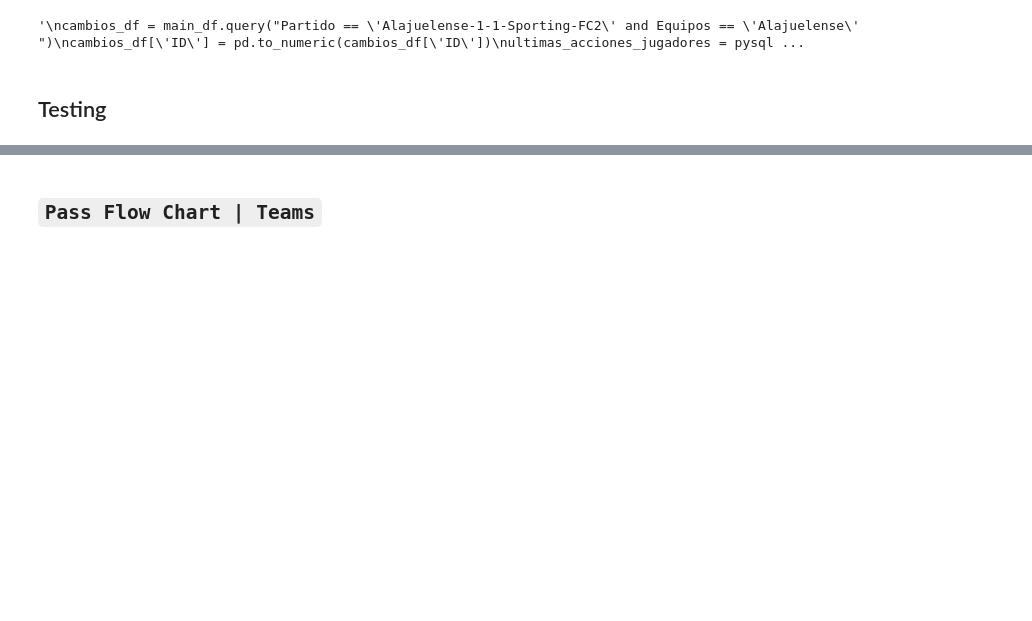
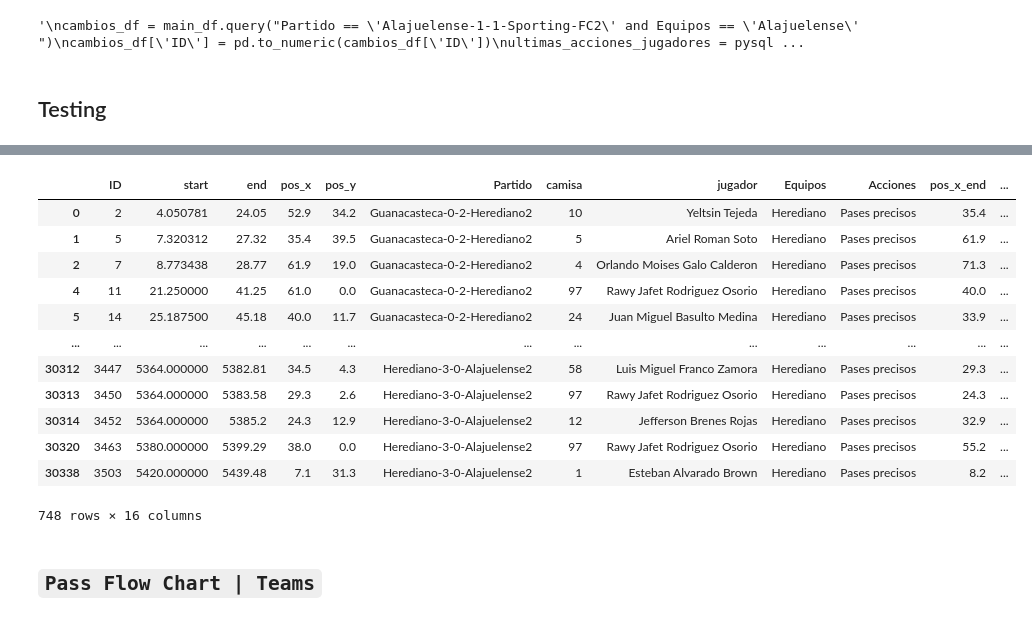
Before and after one commit to adlihs/instatXML, a Jupyter notebook: Instat_|_Pass_Map_dataframe.ipynb, the cells around one changed output, grey strips where cells are left out. Saved outputs shown, nothing was run; the diff lists cells and outputs as text; code cells hidden in the pictures; blank space fills up the shorter version.

```diff
--- a/Instat_|_Pass_Map_dataframe.ipynb
+++ b/Instat_|_Pass_Map_dataframe.ipynb
@@ -1035,3 +1528,19 @@ temp_pass_data
+# %%
+temp_pass_data.query("Equipos == 'Herediano'")
+# %% [output]
+|  | ID | start | end | pos_x | pos_y | Partido | camisa | jugador | Equipos | Acciones | pos_x_end | ... |
+| 0 | 2 | 4.050781 | 24.05 | 52.9 | 34.2 | Guanacasteca-0-2-Herediano2 | 10 | Yeltsin Tejeda | Herediano | Pases precisos | 35.4 | ... |
+| 1 | 5 | 7.320312 | 27.32 | 35.4 | 39.5 | Guanacasteca-0-2-Herediano2 | 5 | Ariel Roman Soto | Herediano | Pases precisos | 61.9 | ... |
+| 2 | 7 | 8.773438 | 28.77 | 61.9 | 19.0 | Guanacasteca-0-2-Herediano2 | 4 | Orlando Moises Galo Calderon | Herediano | Pases precisos | 71.3 | ... |
+| 4 | 11 | 21.250000 | 41.25 | 61.0 | 0.0 | Guanacasteca-0-2-Herediano2 | 97 | Rawy Jafet Rodriguez Osorio | Herediano | Pases precisos | 40.0 | ... |
+| 5 | 14 | 25.187500 | 45.18 | 40.0 | 11.7 | Guanacasteca-0-2-Herediano2 | 24 | Juan Miguel Basulto Medina | Herediano | Pases precisos | 33.9 | ... |
+| ... | ... | ... | ... | ... | ... | ... | ... | ... | ... | ... | ... | ... |
+| 30312 | 3447 | 5364.000000 | 5382.81 | 34.5 | 4.3 | Herediano-3-0-Alajuelense2 | 58 | Luis Miguel Franco Zamora | Herediano | Pases precisos | 29.3 | ... |
+| 30313 | 3450 | 5364.000000 | 5383.58 | 29.3 | 2.6 | Herediano-3-0-Alajuelense2 | 97 | Rawy Jafet Rodriguez Osorio | Herediano | Pases precisos | 24.3 | ... |
+| 30314 | 3452 | 5364.000000 | 5385.2 | 24.3 | 12.9 | Herediano-3-0-Alajuelense2 | 12 | Jefferson Brenes Rojas | Herediano | Pases precisos | 32.9 | ... |
+| 30320 | 3463 | 5380.000000 | 5399.29 | 38.0 | 0.0 | Herediano-3-0-Alajuelense2 | 97 | Rawy Jafet Rodriguez Osorio | Herediano | Pases precisos | 55.2 | ... |
+| 30338 | 3503 | 5420.000000 | 5439.48 | 7.1 | 31.3 | Herediano-3-0-Alajuelense2 | 1 | Esteban Alvarado Brown | Herediano | Pases precisos | 8.2 | ... |
+748 rows × 16 columns
 # %% [markdown]
 ## `Pass Flow Chart | Teams`
 # %% [markdown]
```
Also changed, not shown: parts of 9 cells of this notebook.
